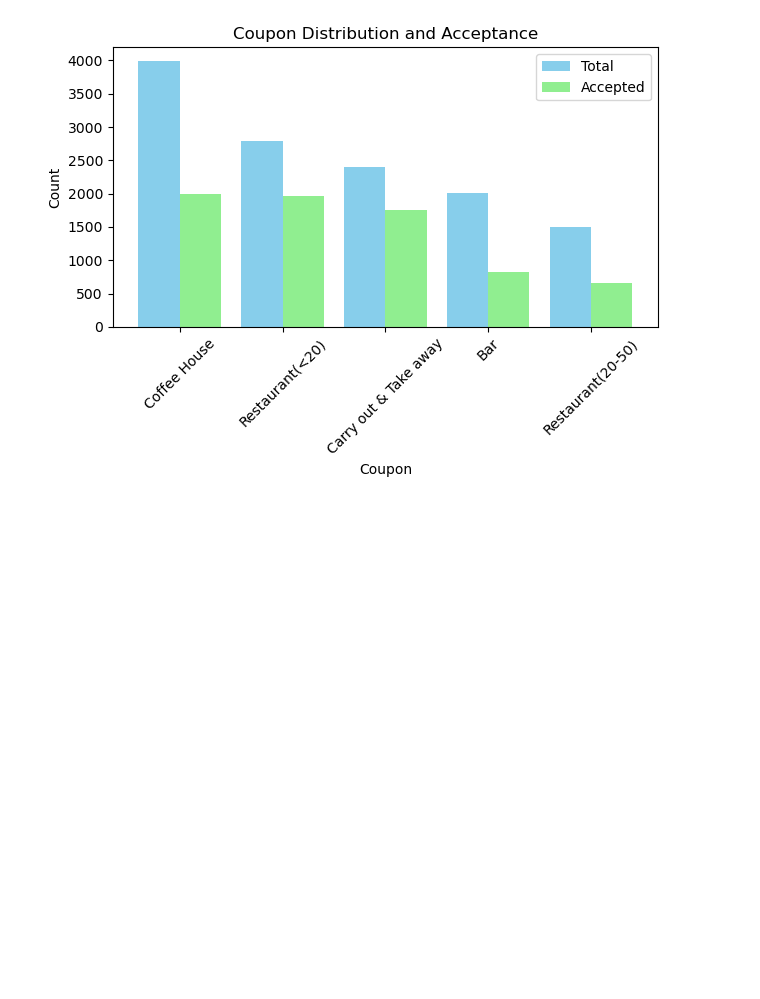
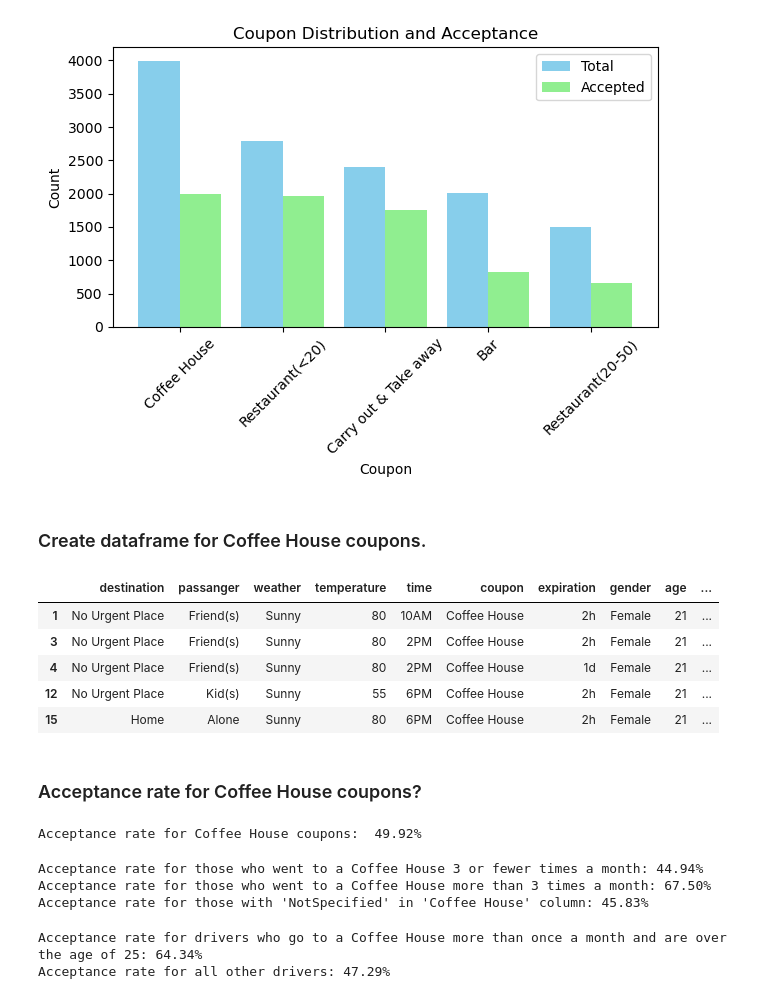
Before and after one commit to tmadrms/UC-1, a Jupyter notebook: prompt.ipynb, the cells around one changed output. Cells and saved outputs as stored; diff of their text form; code cells hidden in the pictures; blank space fills up the shorter version.

```diff
--- a/prompt.ipynb
+++ b/prompt.ipynb
@@ -443,3 +452,76 @@ plt.show()
 # %% [output]
 <Figure size 1200x800 with 0 Axes>
 [figure]
+# %% [markdown]
+### Create dataframe for Coffee House coupons.
+# %%
+data_cof = data.query('coupon == "Coffee House"').copy()
+data_cof.head()
+# %% [output]
+|  | destination | passanger | weather | temperature | time | coupon | expiration | gender | age | ... |
+| 1 | No Urgent Place | Friend(s) | Sunny | 80 | 10AM | Coffee House | 2h | Female | 21 | ... |
+| 3 | No Urgent Place | Friend(s) | Sunny | 80 | 2PM | Coffee House | 2h | Female | 21 | ... |
+| 4 | No Urgent Place | Friend(s) | Sunny | 80 | 2PM | Coffee House | 1d | Female | 21 | ... |
+| 12 | No Urgent Place | Kid(s) | Sunny | 55 | 6PM | Coffee House | 2h | Female | 21 | ... |
+| 15 | Home | Alone | Sunny | 80 | 6PM | Coffee House | 2h | Female | 21 | ... |
+# %% [markdown]
+### Acceptance rate for Coffee House coupons?
+# %%
+cof_accept = data_cof['Y'].mean()
+formatted_mean_cof_accept = "{:.2%}".format(cof_accept)
+print("Acceptance rate for Coffee House coupons: ",formatted_mean_cof_accept)
+# %% [output]
+Acceptance rate for Coffee House coupons:  49.92%
+# %%
+# Define the categories for comparison
+fewer_than_3_times = ['never', 'less1', '1~3']
+more_than_3_times = ['gt8', '4~8']
+
+# Filter data for drivers who went to a bar 3 or fewer times a month
+fewer_than_3_times_df = data_cof[data_cof['CoffeeHouse'].isin(fewer_than_3_times)]
+
+# Calculate acceptance rate for this group and convert to percentage
+fewer_than_3_times_acceptance_rate = fewer_than_3_times_df['Y'].mean()
+
+# Filter data for drivers who went to a bar more than 3 times a month
+more_than_3_times_df = data_cof[data_cof['CoffeeHouse'].isin(more_than_3_times)]
+
+# Calculate acceptance rate for this group and convert to percentage
+more_than_3_times_acceptance_rate = more_than_3_times_df['Y'].mean()
+
+# Filter data for drivers with 'NotSpecified' in 'Bar' column
+not_specified_df = data_cof[data_cof['CoffeeHouse'] == 'NotSpecified']
+
+# Calculate acceptance rate for this group and convert to percentage
+not_specified_acceptance_rate = not_specified_df['Y'].mean()
+
+# Print the acceptance rates for comparison
+print("Acceptance rate for those who went to a Coffee House 3 or fewer times a month: {:.2%}".format(fewer_than_3_times_acceptance_rate))
+print("Acceptance rate for those who went to a Coffee House more than 3 times a month: {:.2%}".format(more_than_3_times_acceptance_rate))
+print("Acceptance rate for those with 'NotSpecified' in 'Coffee House' column: {:.2%}".format(not_specified_acceptance_rate))
+# %% [output]
+Acceptance rate for those who went to a Coffee House 3 or fewer times a month: 44.94%
+Acceptance rate for those who went to a Coffee House more than 3 times a month: 67.50%
+Acceptance rate for those with 'NotSpecified' in 'Coffee House' column: 45.83%
+# %%
+# Convert 'Age' column to numeric values
+#data_cof['age_num'] = pd.to_numeric(data_cof['age'], errors='coerce')
+
+# Filter data for drivers who go to a bar more than once a month and are over the age of 25
+above_25_and_cof_goers = data_cof[(data_cof['CoffeeHouse'].isin(['gt8', '4~8'])) & (data_cof['age'] > 25)]
+
+# Calculate acceptance rate for this group
+above_25_and_cof_acceptance_rate = above_25_and_cof_goers['Y'].mean()
+
+# Filter data for all other drivers
+others = data_cof[~((data_cof['CoffeeHouse'].isin(['gt8', '4~8'])) & (data_cof['age'] > 25))]
+
+# Calculate acceptance rate for others
+others_acceptance_rate = others['Y'].mean()
+
+# Print the acceptance rates for comparison
+print("Acceptance rate for drivers who go to a Coffee House more than once a month and are over the age of 25: {:.2%}".format(above_25_and_cof_acceptance_rate))
+print("Acceptance rate for all other drivers: {:.2%}".format(others_acceptance_rate))
+# %% [output]
+Acceptance rate for drivers who go to a Coffee House more than once a month and are over the age of 25: 64.34%
+Acceptance rate for all other drivers: 47.29%
```
Also changed, not shown: parts of 7 cells of this notebook.
